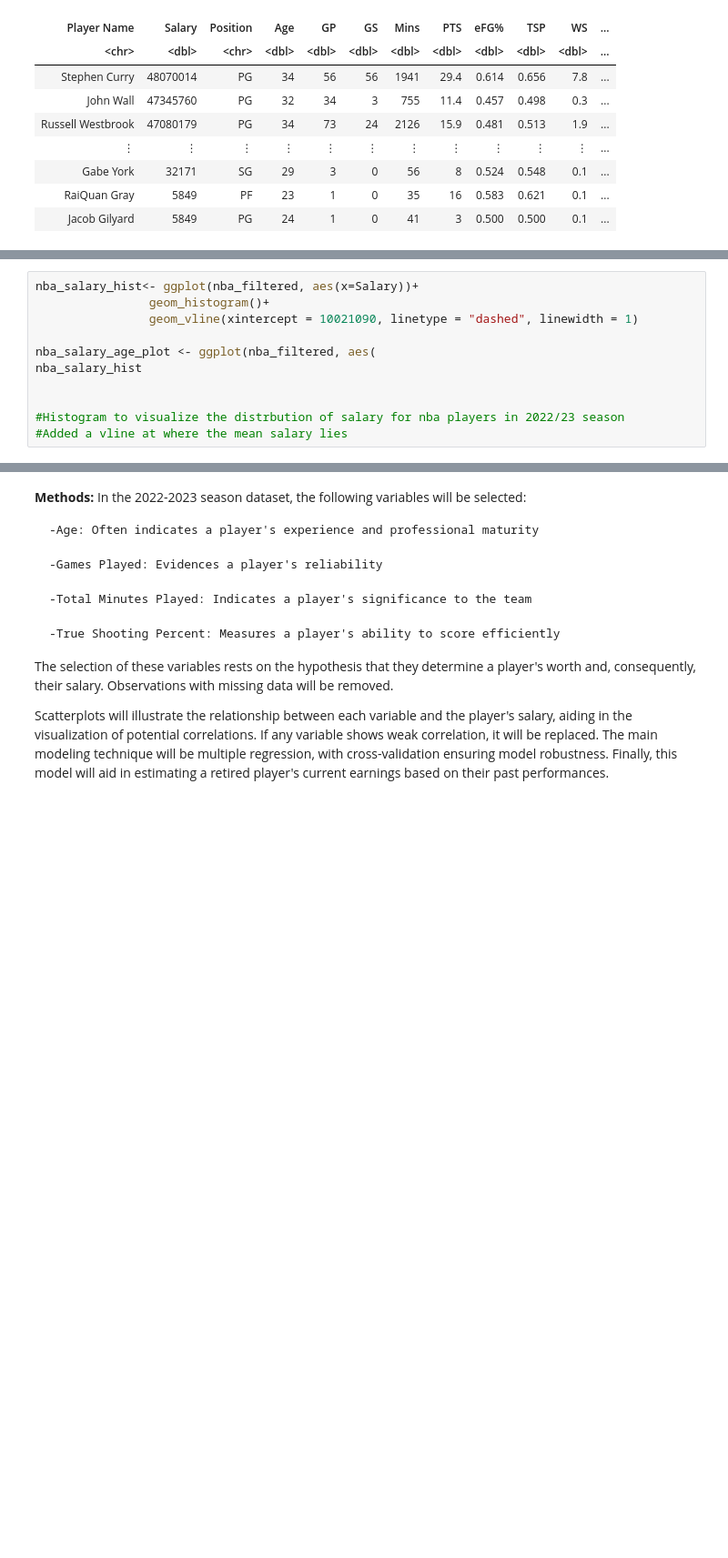
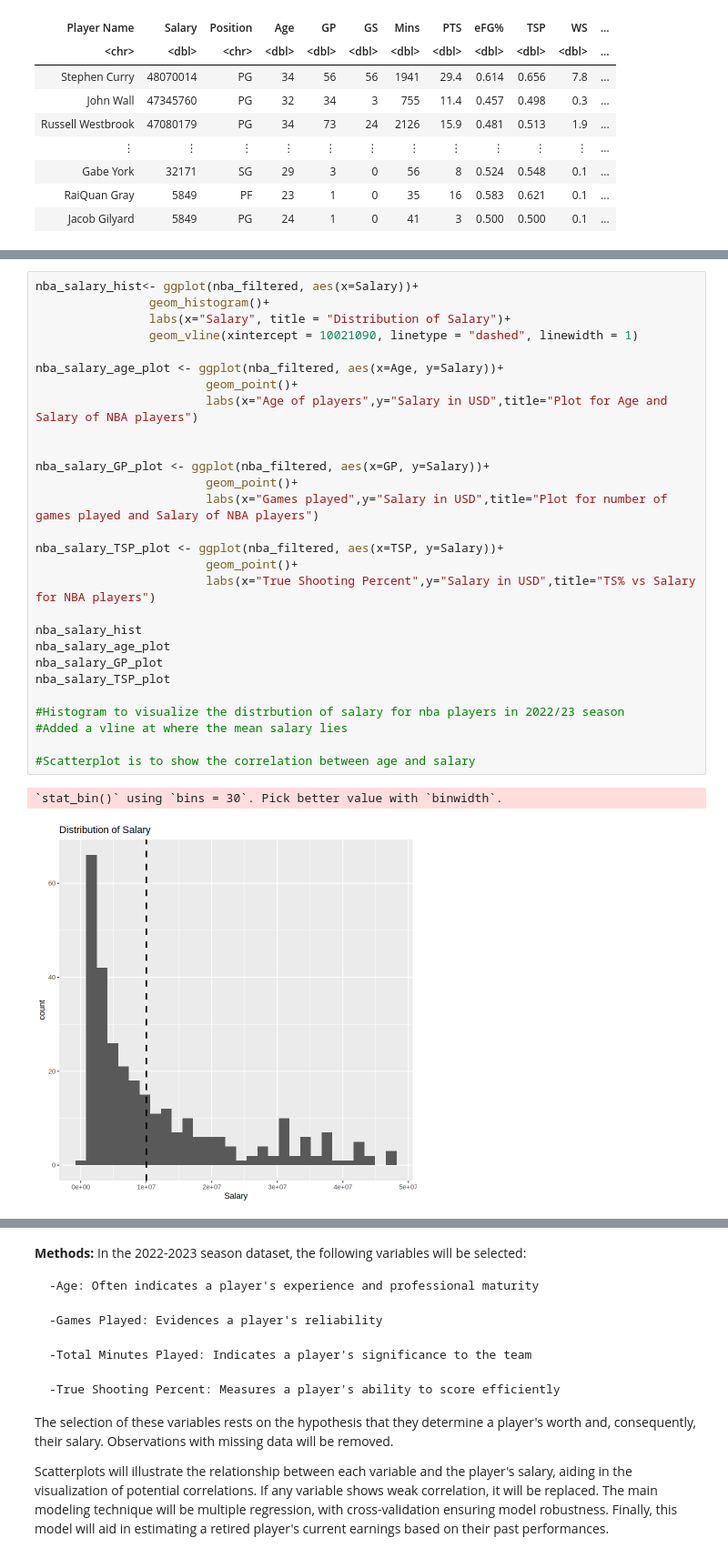
Before and after one commit to Kotaro16/DSCI_100_Group_Project, a Jupyter notebook: nba_22_23_proposal.ipynb, the cells around one changed output, grey strips where cells are left out. Shown at 91% size. Cells and saved outputs as stored; diff of their text form; blank space fills up the shorter version.

```diff
--- a/nba_22_23_proposal.ipynb
+++ b/nba_22_23_proposal.ipynb
@@ -97,11 +116,31 @@ A tibble: 1 × 9
 # %%
 nba_salary_hist<- ggplot(nba_filtered, aes(x=Salary))+
                 geom_histogram()+
+                labs(x="Salary", title = "Distribution of Salary")+
                 geom_vline(xintercept = 10021090, linetype = "dashed", linewidth = 1)
 
-nba_salary_age_plot <- ggplot(nba_filtered, aes(
+nba_salary_age_plot <- ggplot(nba_filtered, aes(x=Age, y=Salary))+
+                        geom_point()+
+                        labs(x="Age of players",y="Salary in USD",title="Plot for Age and Salary of NBA players")
+
+
+nba_salary_GP_plot <- ggplot(nba_filtered, aes(x=GP, y=Salary))+
+                        geom_point()+
+                        labs(x="Games played",y="Salary in USD",title="Plot for number of games played and Salary of NBA players")
+
+nba_salary_TSP_plot <- ggplot(nba_filtered, aes(x=TSP, y=Salary))+
+                        geom_point()+
+                        labs(x="True Shooting Percent",y="Salary in USD",title="TS% vs Salary for NBA players")
+
 nba_salary_hist
-
+nba_salary_age_plot
+nba_salary_GP_plot
+nba_salary_TSP_plot
 
 #Histogram to visualize the distrbution of salary for nba players in 2022/23 season
 #Added a vline at where the mean salary lies
+
+#Scatterplot is to show the correlation between age and salary
+# %% [output]
+`stat_bin()` using `bins = 30`. Pick better value with `binwidth`.
+[figure, added]
```
Also changed, not shown: parts of 3 cells of this notebook.
